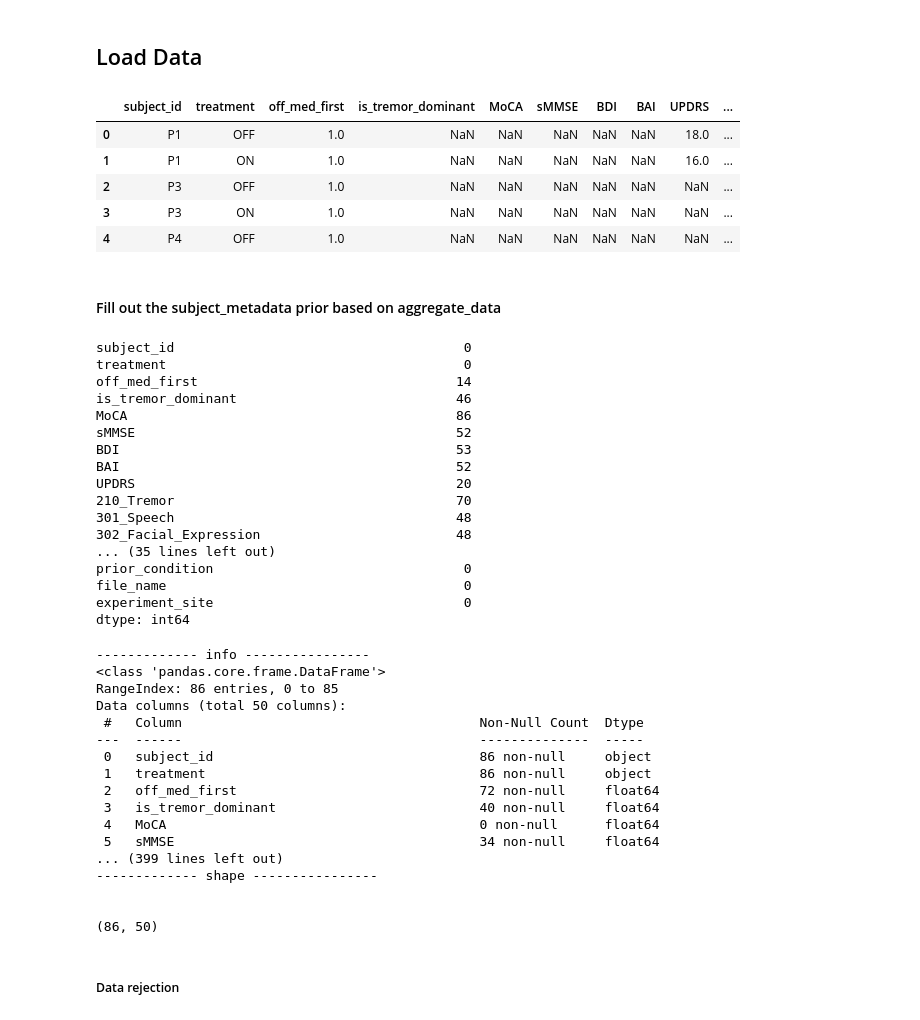
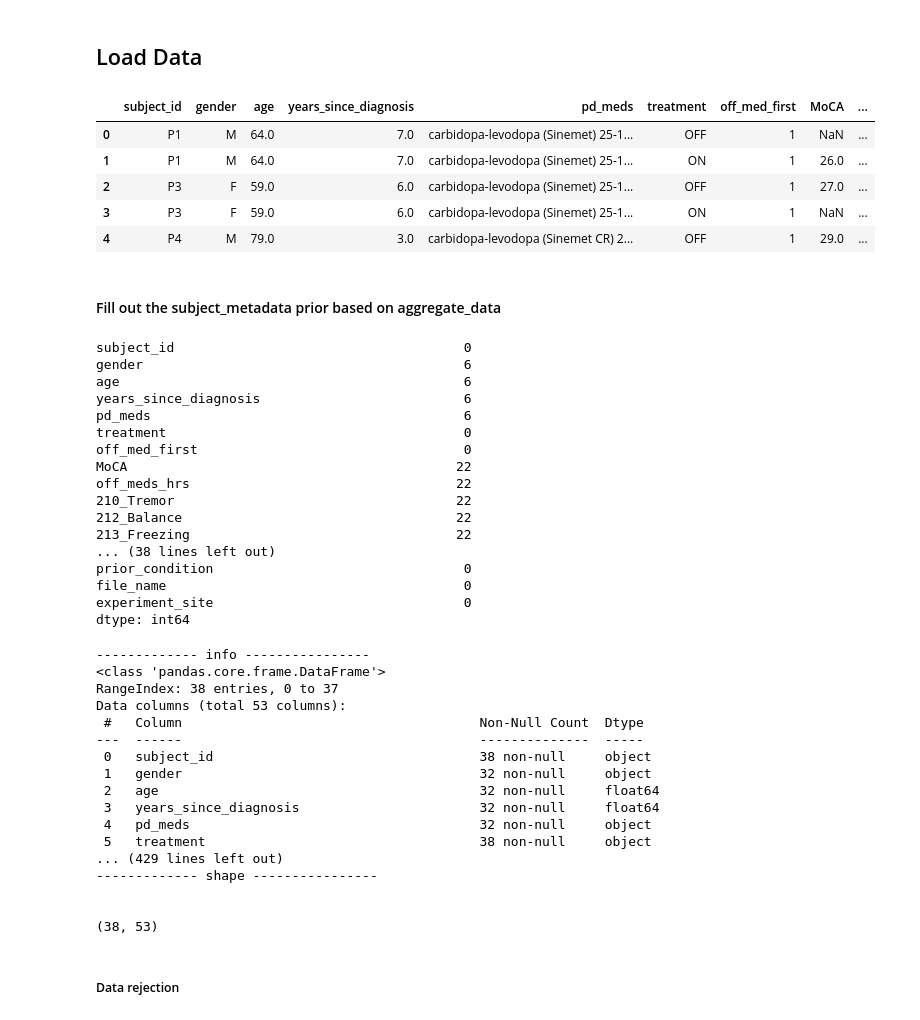
Before and after one commit to vaibrainium/bayesian-priors-in-pd-subtype, a Jupyter notebook: notebooks/0.20-vaib-data-preprocessing.ipynb, the cells around one changed output. Cells and saved outputs as stored; diff of their text form; code cells hidden in the pictures.

```diff
--- a/notebooks/0.20-vaib-data-preprocessing.ipynb
+++ b/notebooks/0.20-vaib-data-preprocessing.ipynb
@@ -22,15 +22,15 @@ psych_model_type = 'logit_4'
 ## Load Data
 # %%
 aggregate_data = pd.read_csv(Path(raw_dir, "aggregate_data.csv"), index_col=None)
-session_metadata = pd.read_csv(Path(raw_dir, "session_metadata.csv"), index_col=None)
+session_metadata = pd.read_csv(Path(raw_dir, "session_metadata_detailed.csv"), encoding='latin1', index_col=None)
 session_metadata.head()
 # %% [output]
-|  | subject_id | treatment | off_med_first | is_tremor_dominant | MoCA | sMMSE | BDI | BAI | UPDRS | ... |
-| 0 | P1 | OFF | 1.0 | NaN | NaN | NaN | NaN | NaN | 18.0 | ... |
-| 1 | P1 | ON | 1.0 | NaN | NaN | NaN | NaN | NaN | 16.0 | ... |
-| 2 | P3 | OFF | 1.0 | NaN | NaN | NaN | NaN | NaN | NaN | ... |
-| 3 | P3 | ON | 1.0 | NaN | NaN | NaN | NaN | NaN | NaN | ... |
-| 4 | P4 | OFF | 1.0 | NaN | NaN | NaN | NaN | NaN | NaN | ... |
+|  | subject_id | gender | age | years_since_diagnosis | pd_meds | treatment | off_med_first | MoCA | ... |
+| 0 | P1 | M | 64.0 | 7.0 | carbidopa-levodopa (Sinemet) 25-1... | OFF | 1 | NaN | ... |
+| 1 | P1 | M | 64.0 | 7.0 | carbidopa-levodopa (Sinemet) 25-1... | ON | 1 | 26.0 | ... |
+| 2 | P3 | F | 59.0 | 6.0 | carbidopa-levodopa (Sinemet) 25-1... | OFF | 1 | 27.0 | ... |
+| 3 | P3 | F | 59.0 | 6.0 | carbidopa-levodopa (Sinemet) 25-1... | ON | 1 | NaN | ... |
+| 4 | P4 | M | 79.0 | 3.0 | carbidopa-levodopa (Sinemet CR) 2... | OFF | 1 | 29.0 | ... |
 # %% [markdown]
 #### Fill out the subject_metadata prior based on aggregate_data
 # %%
@@ -77,18 +77,18 @@ session_metadata.replace('', np.nan, inplace=True)
 session_metadata.replace('NA', np.nan, inplace=True)
 # %% [output]
 subject_id                                     0
+gender                                         6
+age                                            6
+years_since_diagnosis                          6
+pd_meds                                        6
 treatment                                      0
-off_med_first                                 14
-is_tremor_dominant                            46
-MoCA                                          86
-sMMSE                                         52
-BDI                                           53
-BAI                                           52
-UPDRS                                         20
-210_Tremor                                    70
-301_Speech                                    48
-302_Facial_Expression                         48
-... (35 lines left out)
+off_med_first                                  0
+MoCA                                          22
+off_meds_hrs                                  22
+210_Tremor                                    22
+212_Balance                                   22
+213_Freezing                                  22
+... (38 lines left out)
 prior_condition                                0
 file_name                                      0
 experiment_site                                0
@@ -107,21 +107,21 @@ print(session_metadata.shape)
 # %% [output]
 ------------- info ----------------
 <class 'pandas.core.frame.DataFrame'>
-RangeIndex: 86 entries, 0 to 85
-Data columns (total 50 columns):
+RangeIndex: 38 entries, 0 to 37
+Data columns (total 53 columns):
  #   Column                                      Non-Null Count  Dtype
 ---  ------                                      --------------  -----
- 0   subject_id                                  86 non-null     object
- 1   treatment                                   86 non-null     object
- 2   off_med_first                               72 non-null     float64
- 3   is_tremor_dominant                          40 non-null     float64
- 4   MoCA                                        0 non-null      float64
- 5   sMMSE                                       34 non-null     float64
-... (399 lines left out)
+ 0   subject_id                                  38 non-null     object
+ 1   gender                                      32 non-null     object
+ 2   age                                         32 non-null     float64
+ 3   years_since_diagnosis                       32 non-null     float64
+ 4   pd_meds                                     32 non-null     object
+ 5   treatment                                   38 non-null     object
+... (429 lines left out)
 ------------- shape ----------------
 
 
-(86, 50)
+(38, 53)
 # %% [markdown]
 ##### Data rejection
 # %%
```
Also changed, not shown: parts of 2 cells of this notebook, 6 other files.
